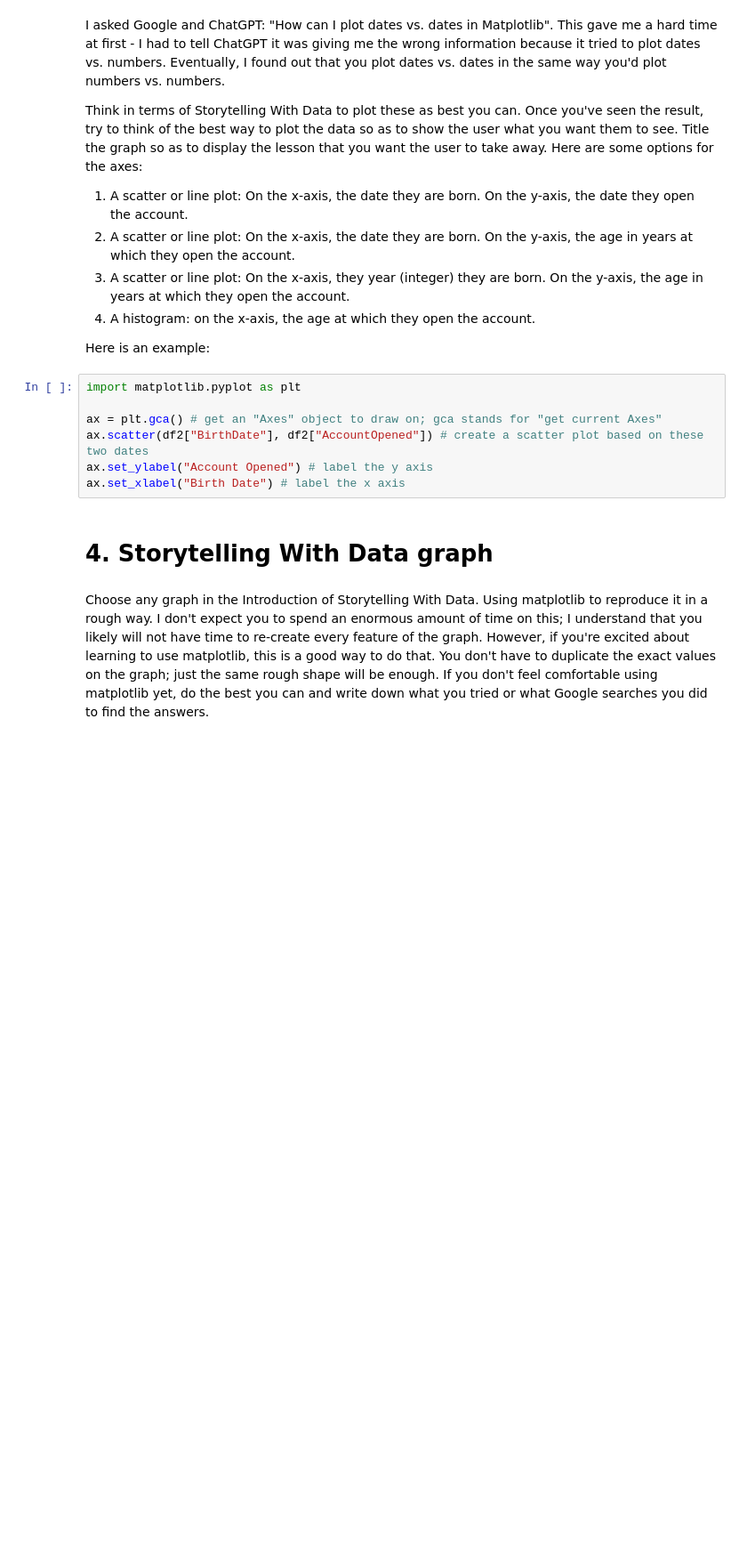
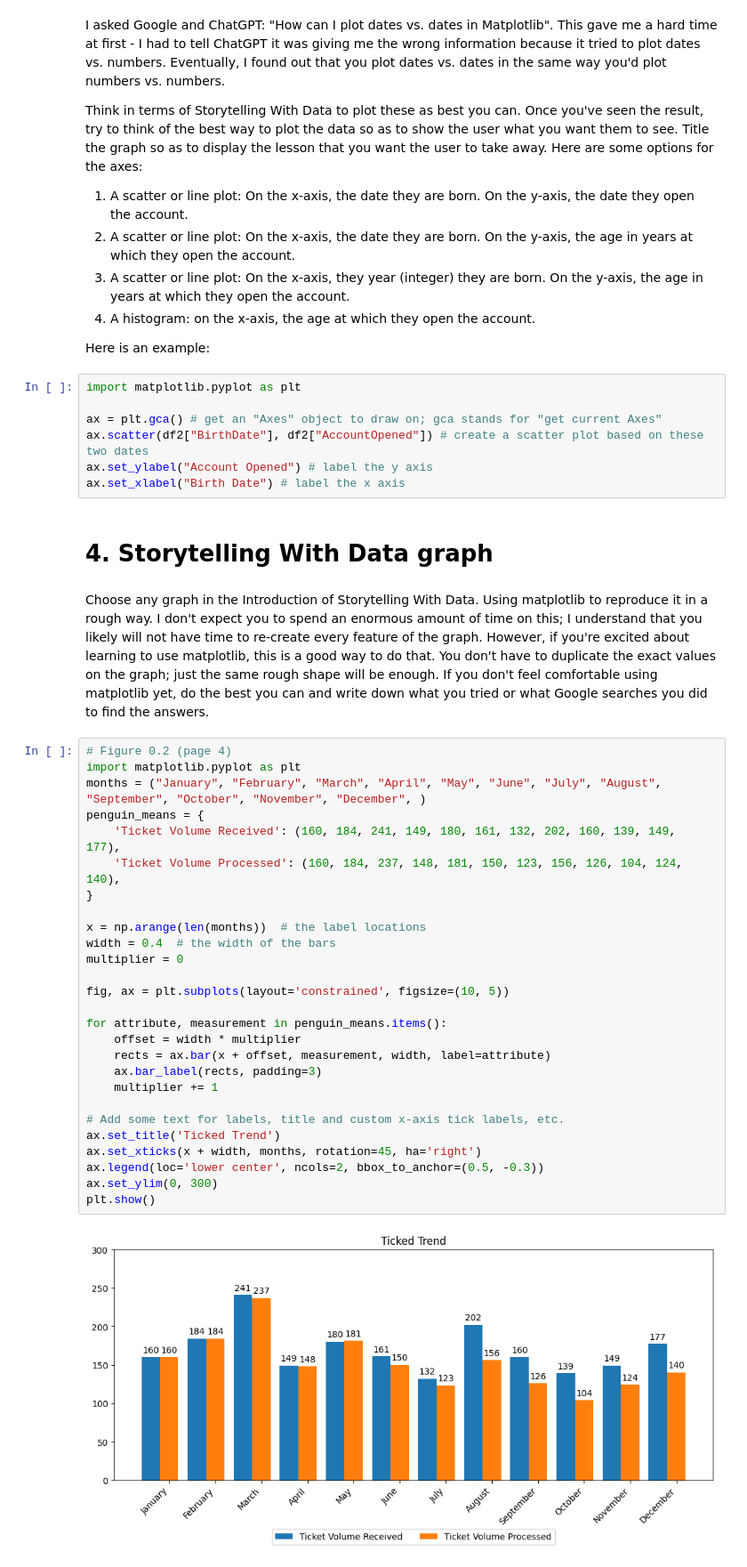
Before and after one commit to calebhadley1/Module-B-semester-2, a Jupyter notebook: OMDS-ModB2-Week1-Hadley-Caleb.ipynb, the cells around one changed output. Shown at 89% size. Drawn from its saved outputs; the diff is of its cells as text; blank space fills up the shorter version.

```diff
--- a/OMDS-ModB2-Week1-Hadley-Caleb.ipynb
+++ b/OMDS-ModB2-Week1-Hadley-Caleb.ipynb
@@ -566,3 +566,32 @@ ax.set_xlabel("Birth Date") # label the x axis
 # 4. Storytelling With Data graph
 # %% [markdown]
 Choose any graph in the Introduction of Storytelling With Data.  Using matplotlib to reproduce it in a rough way.  I don't expect you to spend an enormous amount of time on this; I understand that you likely will not have time to re-create every feature of the graph.  However, if you're excited about learning to use matplotlib, this is a good way to do that.  You don't have to duplicate the exact values on the graph; just the same rough shape will be enough.  If you don't feel comfortable using matplotlib yet, do the best you can and write down what you tried or what Google searches you did to find the answers.
+# %%
+# Figure 0.2 (page 4)
+import matplotlib.pyplot as plt
+months = ("January", "February", "March", "April", "May", "June", "July", "August", "September", "October", "November", "December", )
+penguin_means = {
+    'Ticket Volume Received': (160, 184, 241, 149, 180, 161, 132, 202, 160, 139, 149, 177),
+    'Ticket Volume Processed': (160, 184, 237, 148, 181, 150, 123, 156, 126, 104, 124, 140),
+}
+
+x = np.arange(len(months))  # the label locations
+width = 0.4  # the width of the bars
+multiplier = 0
+
+fig, ax = plt.subplots(layout='constrained', figsize=(10, 5))
+
+for attribute, measurement in penguin_means.items():
+    offset = width * multiplier
+    rects = ax.bar(x + offset, measurement, width, label=attribute)
+    ax.bar_label(rects, padding=3)
+    multiplier += 1
+
+# Add some text for labels, title and custom x-axis tick labels, etc.
+ax.set_title('Ticked Trend')
+ax.set_xticks(x + width, months, rotation=45, ha='right')
+ax.legend(loc='lower center', ncols=2, bbox_to_anchor=(0.5, -0.3))
+ax.set_ylim(0, 300)
+plt.show()
+# %% [output]
+[figure, added]
```
